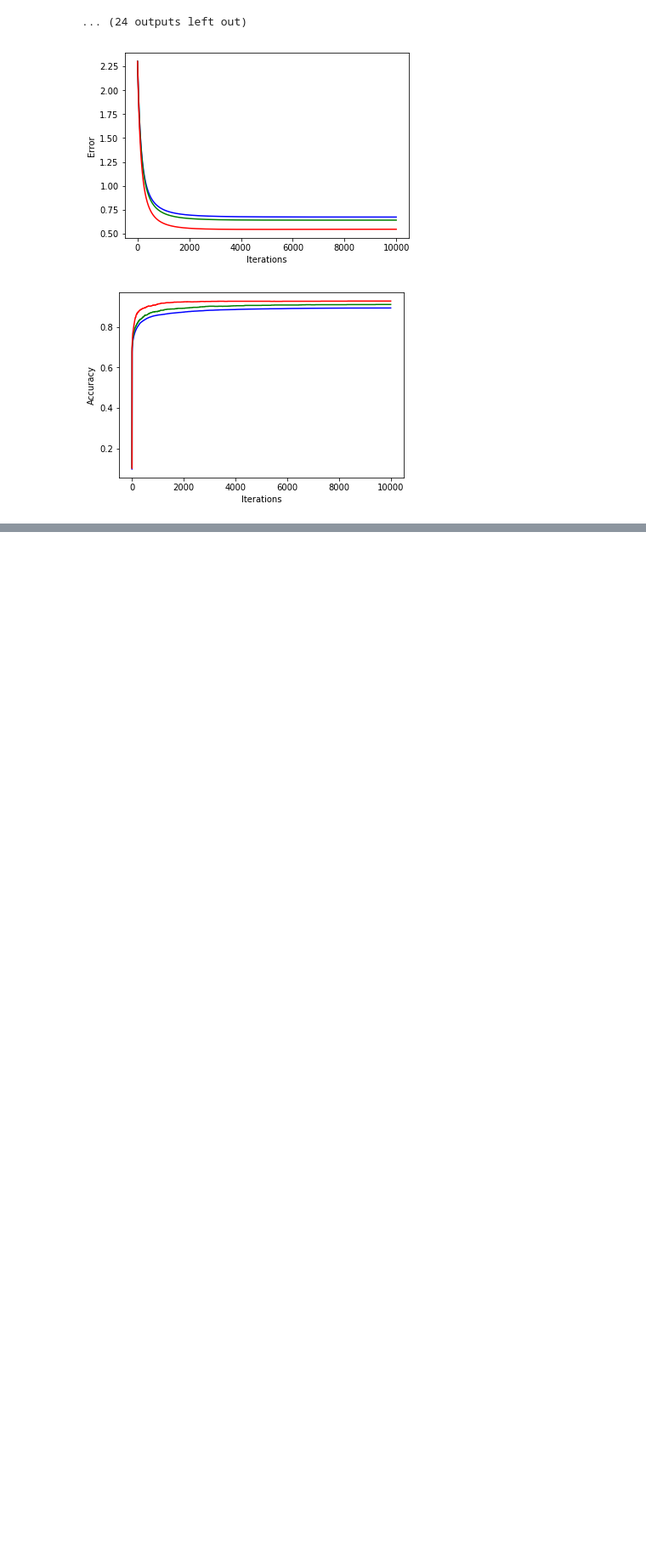
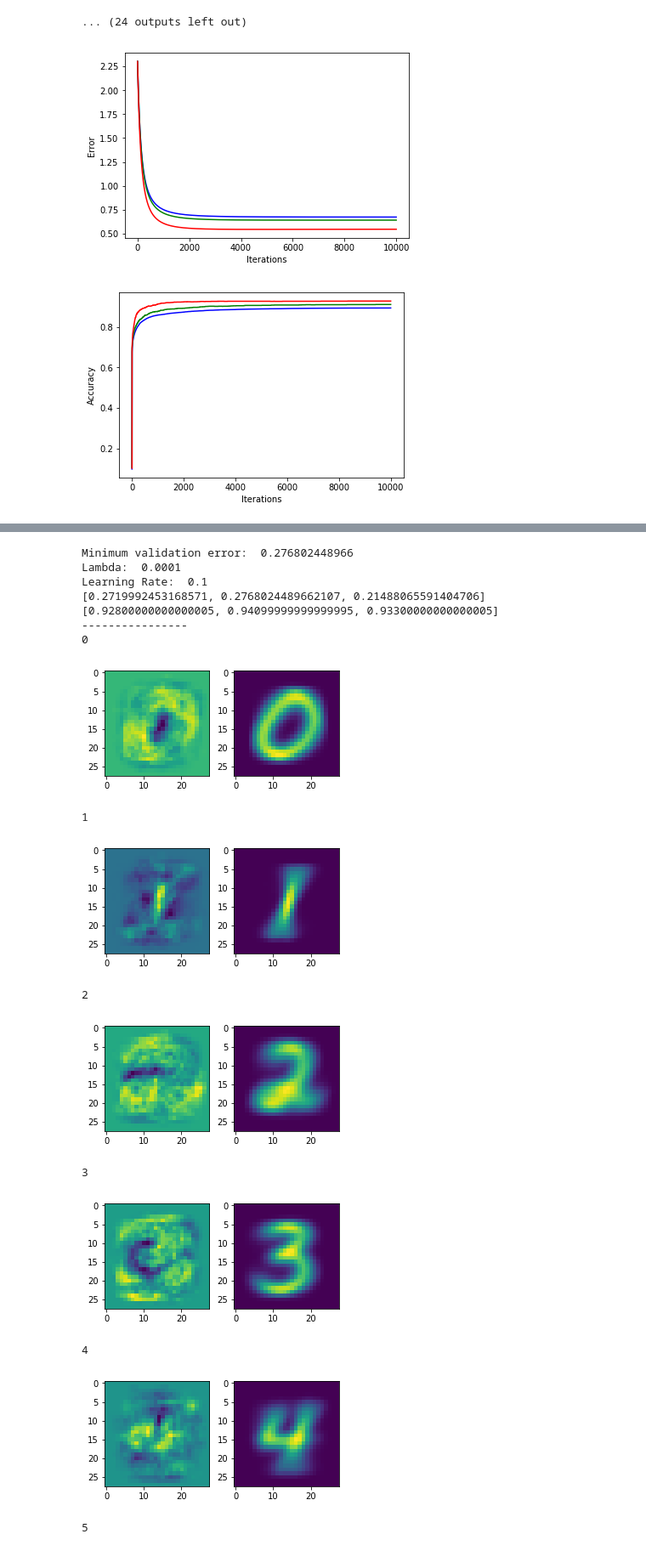
Before and after one commit to divya-pitta/neuralnets253, a Jupyter notebook: HW1/SoftmaxRegression.ipynb, the cells around one changed output, grey strips where cells are left out. Shown at 85% size. Saved outputs shown, nothing was run; the diff lists cells and outputs as text; code cells hidden in the pictures; blank space fills up the shorter version.

```diff
--- a/HW1/SoftmaxRegression.ipynb
+++ b/HW1/SoftmaxRegression.ipynb
@@ -278,0 +279,46 @@ Learning Rate:  0.01
+# %%
+print("Minimum validation error: ", minErr)
+print("Lambda: ",minLamda)
+print("Learning Rate: ", minLearningRate)
+print(minErrs)
+print(maxAccs)
+print("----------------")
+
+fig_size = [5, 5]
+plt.rcParams["figure.figsize"] = fig_size
+
+'''for i in range(labelNums):
+    print(i)
+    plt.imshow(scipy.reshape(minErrWts[1:,i],[28,28]))
+    plt.show()'''
+
+avgImages = np.zeros((len(trainImages[0]), labelNums))
+for i in range(len(trainImages)):
+    avgImages[:,trainLabels[i]] += trainImages[i]
+
+for i in range(labelNums):
+    print(i)
+    plt.figure(1)
+    plt.subplot(221)
+    plt.imshow(scipy.reshape(minErrWts[1:,i],[28,28]))
+    plt.subplot(222)
+    plt.imshow(scipy.reshape(avgImages[1:,i],[28,28]))
+    plt.show()
+# %% [output]
+Minimum validation error:  0.276802448966
+Lambda:  0.0001
+Learning Rate:  0.1
+[0.2719992453168571, 0.2768024489662107, 0.21488065591404706]
+[0.92800000000000005, 0.94099999999999995, 0.93300000000000005]
+----------------
+0
+[figure, added]
+1
+[figure, added]
+2
+[figure, added]
+3
+[figure, added]
+4
+[figure, added]
+5
```
Also changed, not shown: parts of 3 cells of this notebook, 2 other files.
